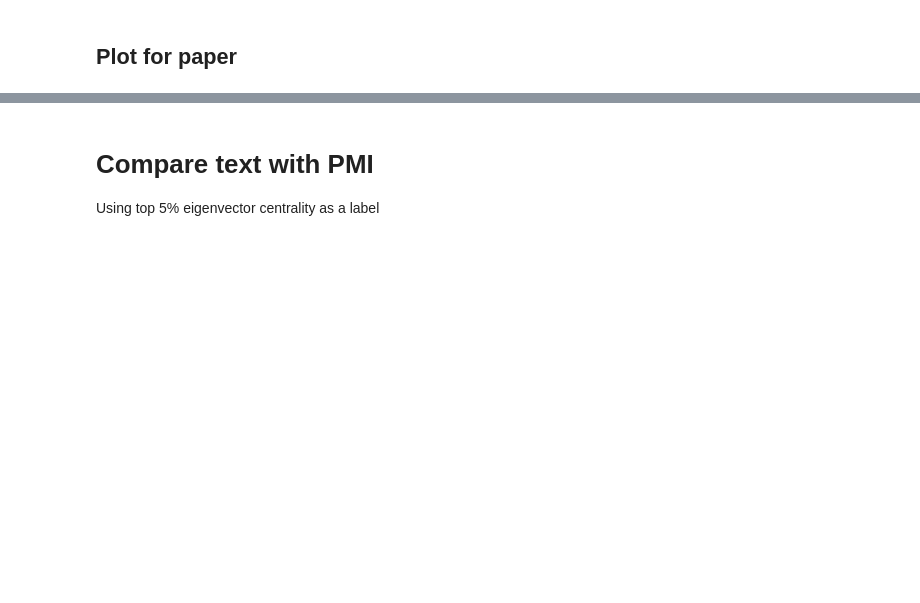
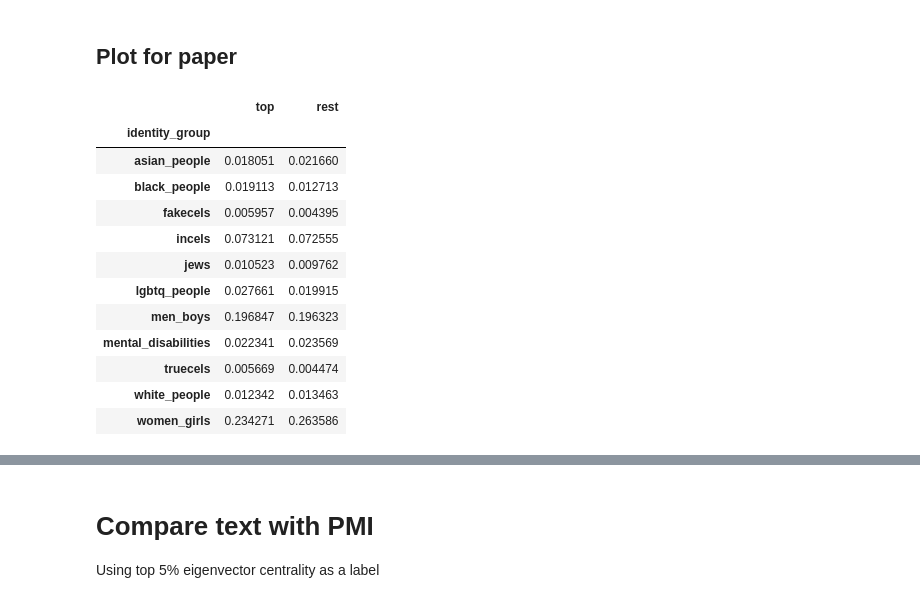
Before and after one commit to michaelmilleryoder/incels_identities, a Jupyter notebook: jupyter/central_users.ipynb, the cells around one changed output, grey strips where cells are left out. Drawn from its saved outputs; the diff is of its cells as text; code cells hidden in the pictures; blank space fills up the shorter version.

```diff
--- a/jupyter/central_users.ipynb
+++ b/jupyter/central_users.ipynb
@@ -229,0 +175,33 @@ fig.show()
+# %%
+gp_counts = gped['content'].count().sort_values(ascending=False)
+selected_gps = [gp for gp in gp_counts.index[:12].tolist() if gp not in ['women_girls_derogatory', 'men_boys_address', 'youth']] + ['truecels', 'fakecels']
+selected_gps
+
+# Distributions of identity group mentions
+top_counts = top_exploded.groupby('identity_group')['content'].count()
+rest_counts = rest_exploded.groupby('identity_group')['content'].count()
+# top_counts = top_counts[top_counts.index.isin(selected_gps)]/len(top_data)
+# rest_counts = rest_counts[rest_counts.index.isin(selected_gps)]/len(rest_data)
+top_counts = top_counts[top_counts.index.isin(selected_gps)]/top_counts.sum()
+rest_counts = rest_counts[rest_counts.index.isin(selected_gps)]/rest_counts.sum()
+# top_counts = top_counts[top_counts.index.isin(selected_gps)]
+# rest_counts = rest_counts[rest_counts.index.isin(selected_gps)]
+top_counts
+
+counts = top_counts.to_frame(name='top')
+counts['rest'] = rest_counts
+counts
+# %% [output]
+|  | top | rest |
+| identity_group |  |  |
+| asian_people | 0.018051 | 0.021660 |
+| black_people | 0.019113 | 0.012713 |
+| fakecels | 0.005957 | 0.004395 |
+| incels | 0.073121 | 0.072555 |
+| jews | 0.010523 | 0.009762 |
+| lgbtq_people | 0.027661 | 0.019915 |
+| men_boys | 0.196847 | 0.196323 |
+| mental_disabilities | 0.022341 | 0.023569 |
+| truecels | 0.005669 | 0.004474 |
+| white_people | 0.012342 | 0.013463 |
+| women_girls | 0.234271 | 0.263586 |
```
Also changed, not shown: parts of 4 cells of this notebook, 3 other files.
